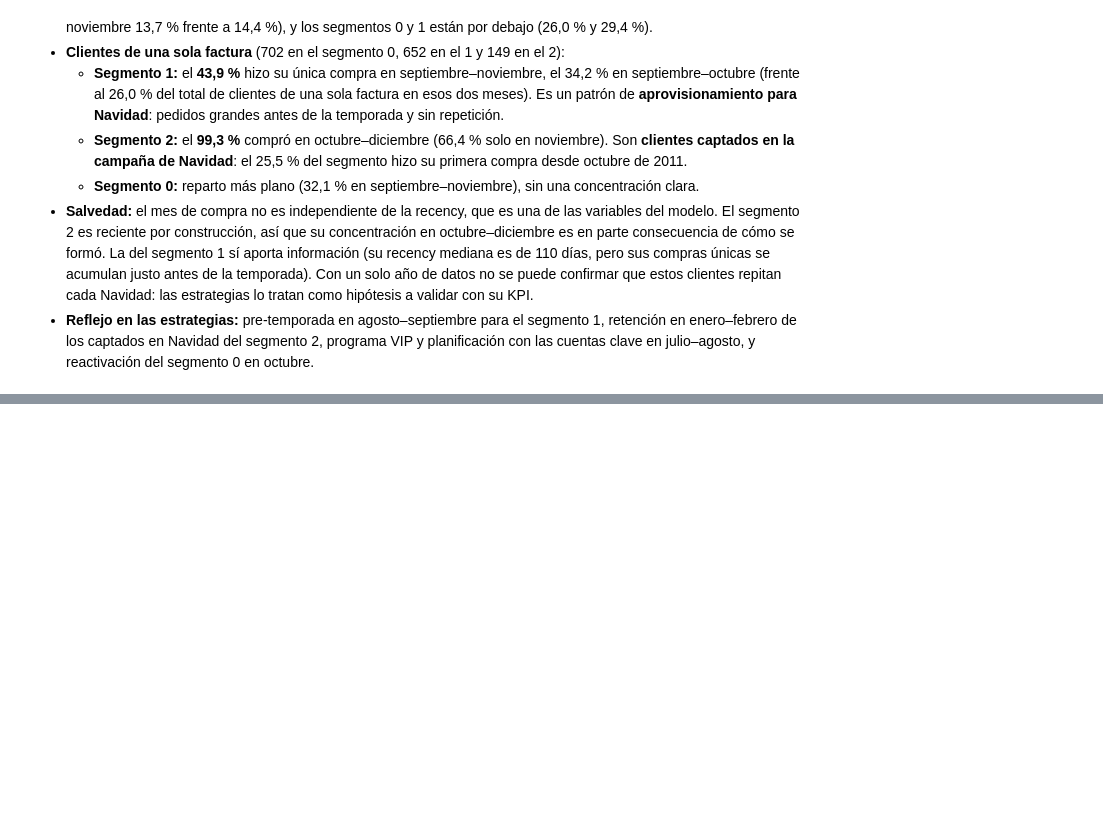
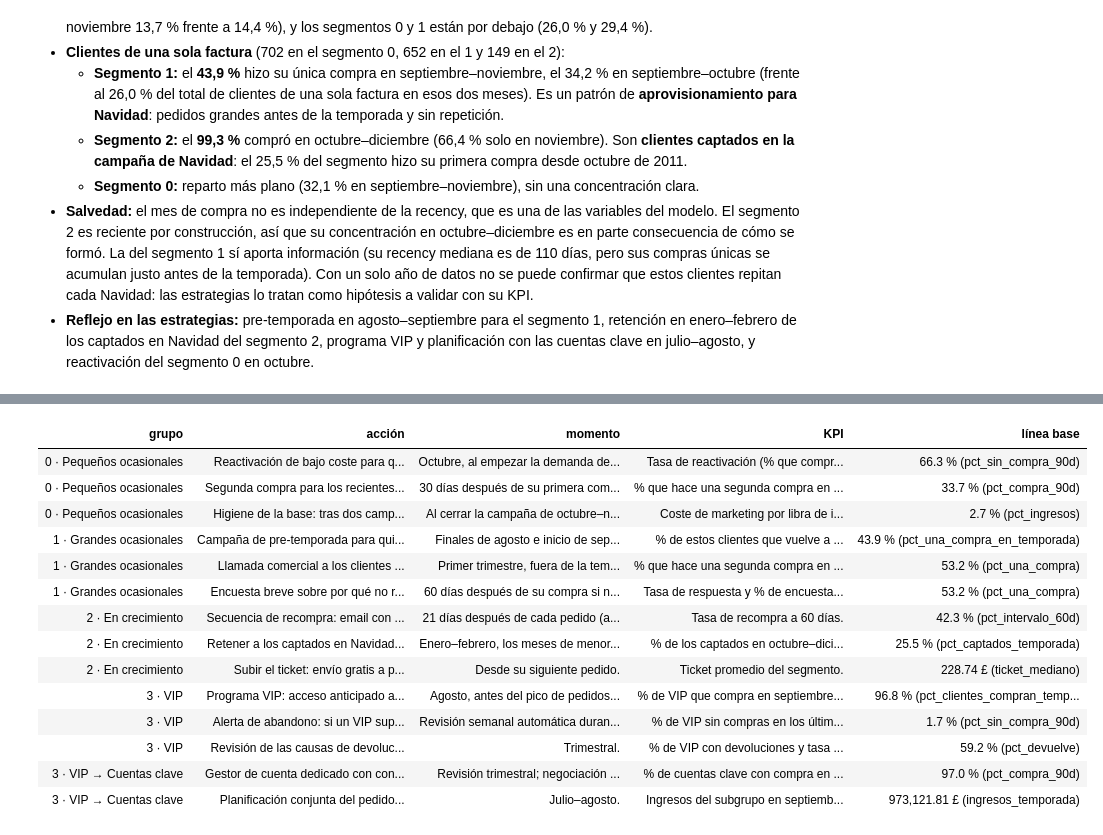
Before and after one commit to Andres766/proeyecto-mineria-de-datos, a Jupyter notebook: notebooks/04_perfiles.ipynb, the cells around one changed output, grey strips where cells are left out. Cells and saved outputs as stored; diff of their text form; code cells hidden in the pictures; blank space fills up the shorter version.

Commit message:
Añade nombres, estrategias con KPI y artefactos de segmentos al notebook

```diff
--- a/notebooks/04_perfiles.ipynb
+++ b/notebooks/04_perfiles.ipynb
@@ -452,0 +458,7 @@ estacional
+# %%
+indicadores_ck = indicadores_segmento(clientes, ventas, pd.Series("Cuentas clave", index=clientes.index[cuenta_clave]))
+NOMBRES = {s: SEGMENTOS[s]["nombre"] for s in SEGS}
+clave = ["clientes", "pct_clientes", "pct_ingresos", "monetary_mediano", "ticket_mediano", "frecuencia_mediana",
+         "pct_una_compra", "pct_compra_90d", "pct_devuelve", "pct_facturas_temporada"]
+tabla_nombres = pd.concat([indicadores.loc[SEGS, clave].rename(index=NOMBRES), indicadores_ck[clave]])
+tabla_nombres
@@ -452,0 +472,4 @@ estacional
+# %%
+for s in SEGS:
+    print(f"[{s}] {SEGMENTOS[s]['nombre']}: {SEGMENTOS[s]['descripcion']}\n")
+print(f"[subgrupo de VIP] {CUENTAS_CLAVE['nombre']}: {CUENTAS_CLAVE['descripcion']}")
@@ -452,0 +509,36 @@ estacional
+# %%
+FORMATO = {"ticket_mediano": "{:,.2f} £", "ingresos_temporada": "{:,.2f} £"}
+
+
+def linea_base(valores: pd.Series, indicador: str) -> str:
+    valor = valores[indicador]
+    return FORMATO.get(indicador, "{:.1f} %").format(valor) + f" ({indicador})"
+
+
+filas = []
+for s in SEGS:
+    for e in SEGMENTOS[s]["estrategias"]:
+        filas.append({"grupo": f"{s} · {SEGMENTOS[s]['nombre']}", "acción": e["accion"], "momento": e["momento"],
+                      "KPI": e["kpi"], "línea base": linea_base(indicadores.loc[s], e["indicador"])})
+for e in CUENTAS_CLAVE["estrategias"]:
+    filas.append({"grupo": "3 · VIP → Cuentas clave", "acción": e["accion"], "momento": e["momento"], "KPI": e["kpi"],
+                  "línea base": linea_base(indicadores_ck.loc["Cuentas clave"], e["indicador"])})
+estrategias = pd.DataFrame(filas)
+with pd.option_context("display.max_colwidth", 200):
+    display(estrategias.style.hide(axis="index").set_properties(**{"text-align": "left", "white-space": "pre-wrap"}))
+# %% [output]
+| grupo | acción | momento | KPI | línea base |
+| 0 · Pequeños ocasionales | Reactivación de bajo coste para q... | Octubre, al empezar la demanda de... | Tasa de reactivación (% que compr... | 66.3 % (pct_sin_compra_90d) |
+| 0 · Pequeños ocasionales | Segunda compra para los recientes... | 30 días después de su primera com... | % que hace una segunda compra en ... | 33.7 % (pct_compra_90d) |
+| 0 · Pequeños ocasionales | Higiene de la base: tras dos camp... | Al cerrar la campaña de octubre–n... | Coste de marketing por libra de i... | 2.7 % (pct_ingresos) |
+| 1 · Grandes ocasionales | Campaña de pre-temporada para qui... | Finales de agosto e inicio de sep... | % de estos clientes que vuelve a ... | 43.9 % (pct_una_compra_en_temporada) |
+| 1 · Grandes ocasionales | Llamada comercial a los clientes ... | Primer trimestre, fuera de la tem... | % que hace una segunda compra en ... | 53.2 % (pct_una_compra) |
+| 1 · Grandes ocasionales | Encuesta breve sobre por qué no r... | 60 días después de su compra si n... | Tasa de respuesta y % de encuesta... | 53.2 % (pct_una_compra) |
+| 2 · En crecimiento | Secuencia de recompra: email con ... | 21 días después de cada pedido (a... | Tasa de recompra a 60 días. | 42.3 % (pct_intervalo_60d) |
+| 2 · En crecimiento | Retener a los captados en Navidad... | Enero–febrero, los meses de menor... | % de los captados en octubre–dici... | 25.5 % (pct_captados_temporada) |
+| 2 · En crecimiento | Subir el ticket: envío gratis a p... | Desde su siguiente pedido. | Ticket promedio del segmento. | 228.74 £ (ticket_mediano) |
+| 3 · VIP | Programa VIP: acceso anticipado a... | Agosto, antes del pico de pedidos... | % de VIP que compra en septiembre... | 96.8 % (pct_clientes_compran_temp... |
+| 3 · VIP | Alerta de abandono: si un VIP sup... | Revisión semanal automática duran... | % de VIP sin compras en los últim... | 1.7 % (pct_sin_compra_90d) |
+| 3 · VIP | Revisión de las causas de devoluc... | Trimestral. | % de VIP con devoluciones y tasa ... | 59.2 % (pct_devuelve) |
+| 3 · VIP → Cuentas clave | Gestor de cuenta dedicado con con... | Revisión trimestral; negociación ... | % de cuentas clave con compra en ... | 97.0 % (pct_compra_90d) |
+| 3 · VIP → Cuentas clave | Planificación conjunta del pedido... | Julio–agosto. | Ingresos del subgrupo en septiemb... | 973,121.81 £ (ingresos_temporada) |
```
Also changed, not shown: parts of 10 cells of this notebook.
